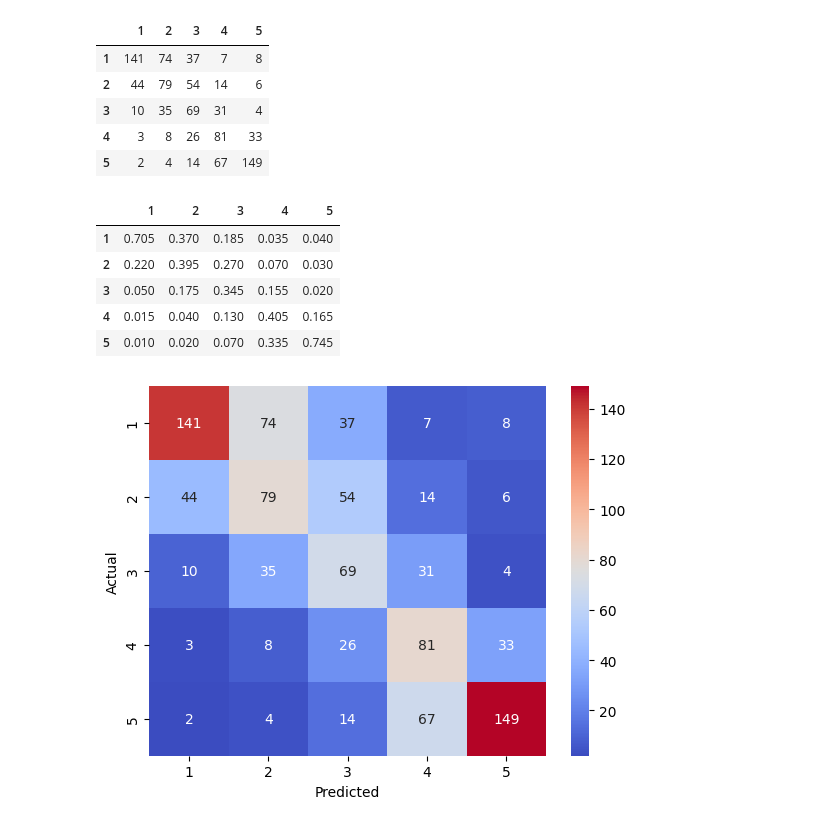
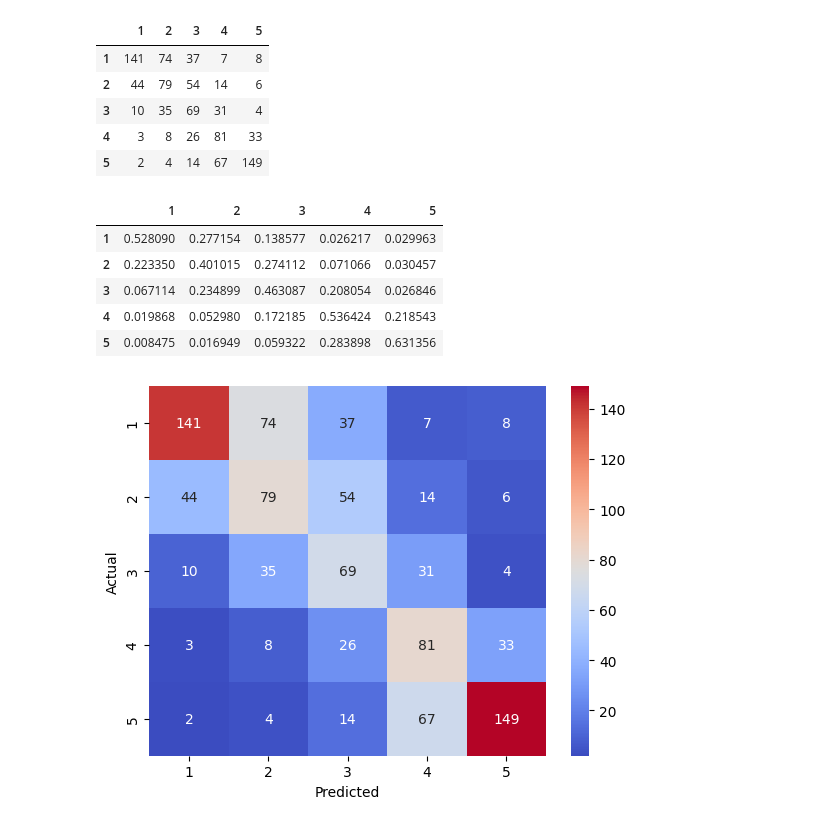
Before and after one commit to developer-onizuka/MachineLearningOnAWS, a Jupyter notebook: load_model.ipynb, the cells around one changed output. Saved outputs shown, nothing was run; the diff lists cells and outputs as text; code cells hidden in the pictures.

```diff
--- a/load_model.ipynb
+++ b/load_model.ipynb
@@ -203,23 +203,25 @@ cm_df
 # %%
 arrayX = []
 for array in cm:
     temp = []
     # print(array)
+    sumOfValue = array.sum()
     for i in range(len(array)):
         # print(array[i])
-        temp.append(array[i]/numOfSample)
+        temp.append(array[i]/sumOfValue)
+        # temp.append(array[i]/numOfSample)
     arrayX.append(temp)
 
 # print(arrayX)
 arrayX_df = pd.DataFrame(arrayX, index=CLASSES, columns=CLASSES)
 arrayX_df
 # %% [output]
 |  | 1 | 2 | 3 | 4 | 5 |
-| 1 | 0.705 | 0.370 | 0.185 | 0.035 | 0.040 |
-| 2 | 0.220 | 0.395 | 0.270 | 0.070 | 0.030 |
-| 3 | 0.050 | 0.175 | 0.345 | 0.155 | 0.020 |
-| 4 | 0.015 | 0.040 | 0.130 | 0.405 | 0.165 |
-| 5 | 0.010 | 0.020 | 0.070 | 0.335 | 0.745 |
+| 1 | 0.528090 | 0.277154 | 0.138577 | 0.026217 | 0.029963 |
+| 2 | 0.223350 | 0.401015 | 0.274112 | 0.071066 | 0.030457 |
+| 3 | 0.067114 | 0.234899 | 0.463087 | 0.208054 | 0.026846 |
+| 4 | 0.019868 | 0.052980 | 0.172185 | 0.536424 | 0.218543 |
+| 5 | 0.008475 | 0.016949 | 0.059322 | 0.283898 | 0.631356 |
 # %%
 sns.heatmap(cm_df, annot=True, annot_kws={"fontsize":10}, cmap='coolwarm', fmt='d', xticklabels=CLASSES, yticklabels=CLASSES)
 plt.xlabel('Predicted')
```
Also changed, not shown: parts of 1 cell of this notebook, 1 other file.
